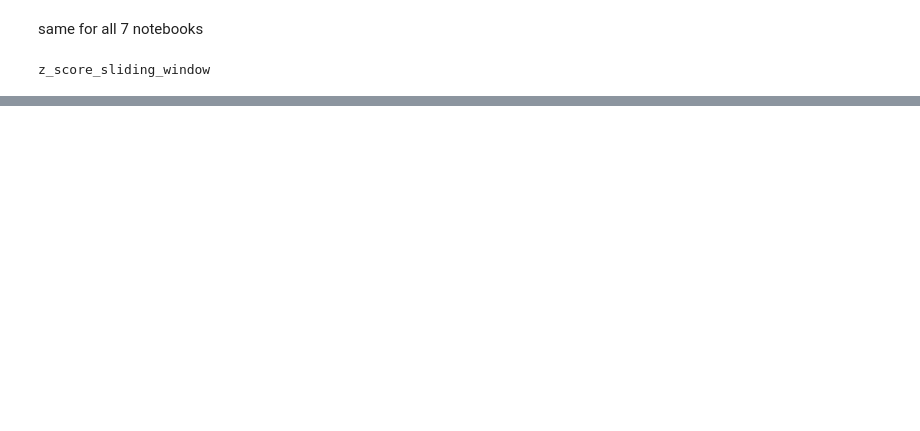
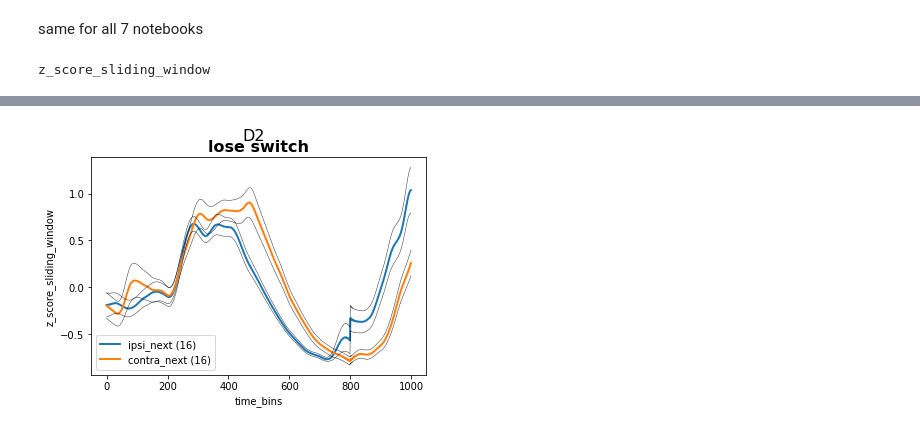
Before and after one commit to gilmandelbaum/analysis-pipeline-for-photometry_ex, a Jupyter notebook: papermill_and_helper_functions/TestOutPut.ipynb, the cells around one changed output, grey strips where cells are left out. Drawn from its saved outputs; the diff is of its cells as text; code cells hidden in the pictures; blank space fills up the shorter version.

```diff
--- a/papermill_and_helper_functions/TestOutPut.ipynb
+++ b/papermill_and_helper_functions/TestOutPut.ipynb
@@ -142,0 +97,3 @@ r_ls_combined_periods_1_d1 = Nb_7.extract_rl_tt_period_celltype_mean (PhotoData_
+# %%
+r_ls_combined_periods_1_d2= Nb_7.extract_data_of_interest_ipsi_contra_per_session(PhotoData_perTrial_channels,
+                                                                      0,0,"combined_periods_1","d2 R")
@@ -150,5 +110,2 @@ Nb_7.plot_ipsi_contra_together(r_ls_combined_periods_1_d1,r_ls_combined_periods_
-# %%
-r_ls_combined_periods_1_d2 = Nb_7.extract_rl_tt_period_celltype_mean (PhotoData_perTrial_channels,0,0,
-                                                                      "combined_periods_1","d2 R")
 # %%
-r_ls_combined_periods_1_d2_sem = Nb_7.calculate_sem(r_ls_combined_periods_1_d2)
+r_ls_combined_periods_1_d2_mean_sem = Nb_7.calculate_mean_sem(r_ls_combined_periods_1_d2)
@@ -179,0 +120,2 @@ Nb_7.plot_ipsi_contra_together(r_wr_combined_periods_1_d2,r_wr_combined_periods_
+# %%
+r_ls_combined_periods_1_d2_sem_traces = Nb_7.make_sem_traces(r_ls_combined_periods_1_d2_mean_sem)
@@ -179,0 +134,6 @@ Nb_7.plot_ipsi_contra_together(r_wr_combined_periods_1_d2,r_wr_combined_periods_
+# %%
+Nb_7.plot_ipsi_contra_together(r_ls_combined_periods_1_d2_mean_sem,
+                              r_ls_combined_periods_1_d2_sem_traces,
+                              "lose switch","D2",y_axis,path_to_plot)
+# %% [output]
+[figure, added]
```
Also changed, not shown: parts of 30 cells of this notebook.
